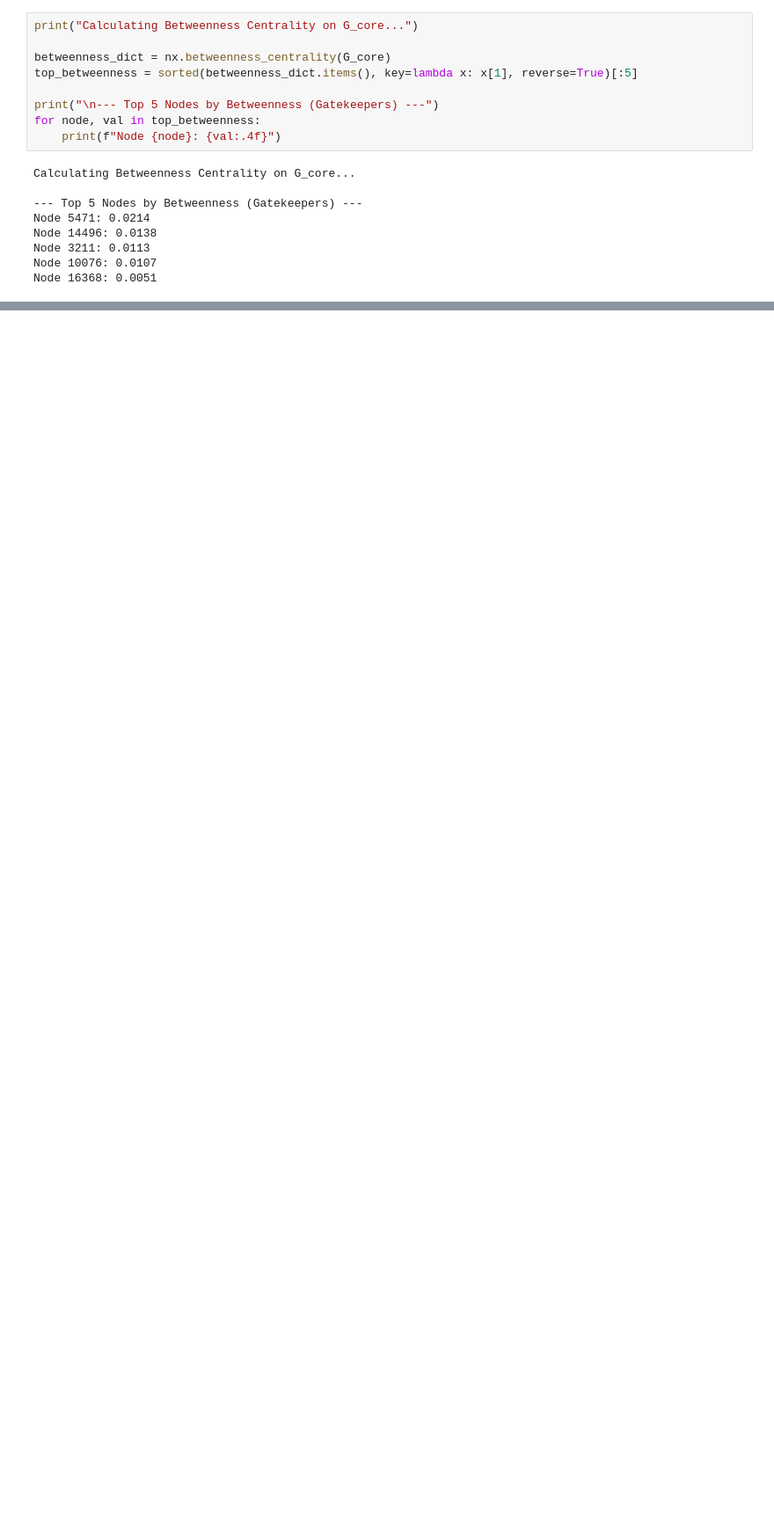
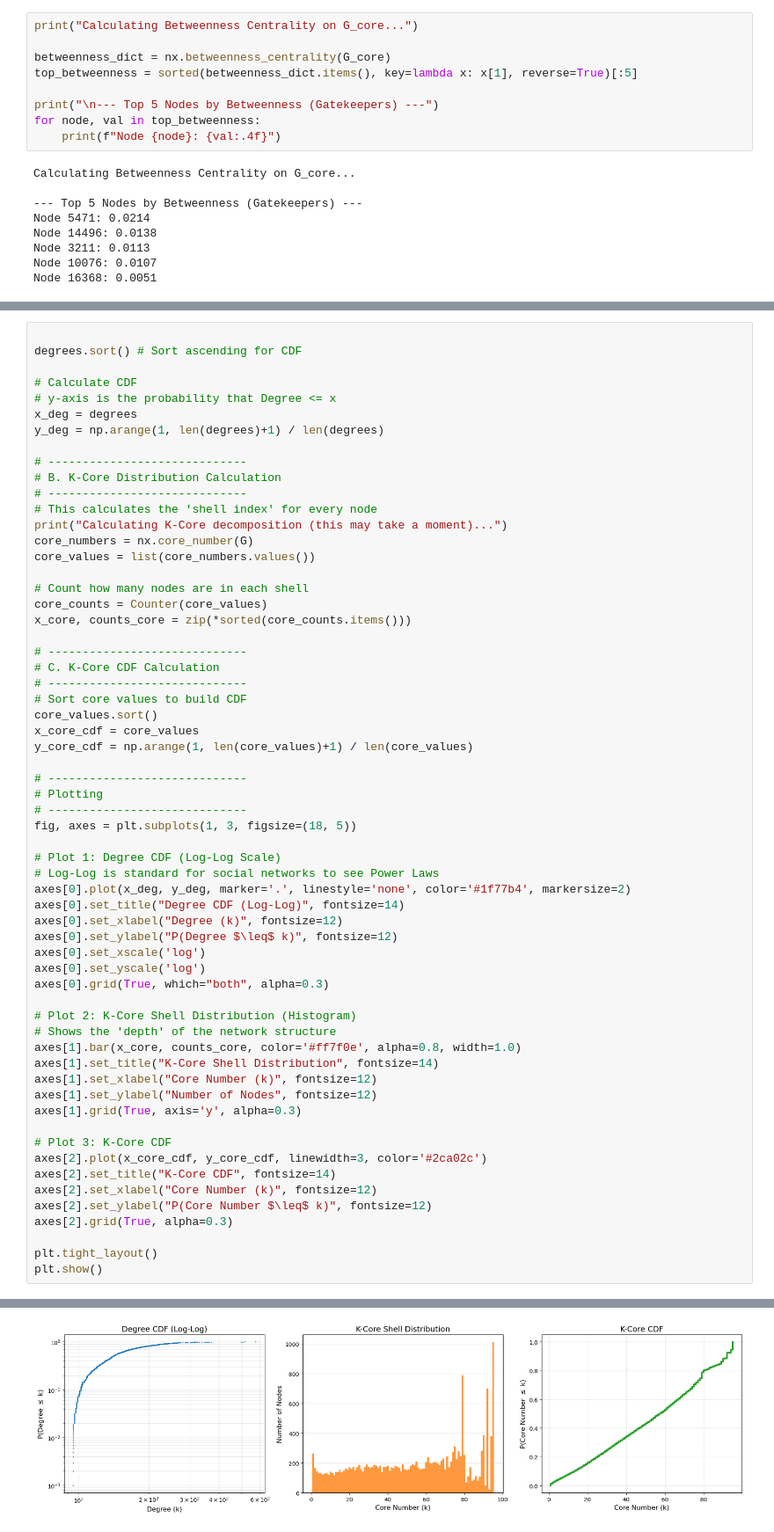
Before and after one commit to sunil-thapa99/CMPS-6310, a Jupyter notebook: project-1.ipynb, the cells around one changed output, grey strips where cells are left out. Shown: that part at 88% size. Saved outputs shown, nothing was run; the diff lists cells and outputs as text; blank space fills up the shorter version.

Commit message:
k-core visualization added

```diff
--- a/project-1.ipynb
+++ b/project-1.ipynb
@@ -156,2 +156,64 @@ Top 5 Largest Communities (Size):
 
 Assortativity Coefficient: 0.0127
+# %%
+
+degrees.sort() # Sort ascending for CDF
+
+# Calculate CDF
+# y-axis is the probability that Degree <= x
+x_deg = degrees
+y_deg = np.arange(1, len(degrees)+1) / len(degrees)
+
+# -----------------------------
+# B. K-Core Distribution Calculation
+# -----------------------------
+# This calculates the 'shell index' for every node
+print("Calculating K-Core decomposition (this may take a moment)...")
+core_numbers = nx.core_number(G)
+core_values = list(core_numbers.values())
+
+# Count how many nodes are in each shell
+core_counts = Counter(core_values)
+x_core, counts_core = zip(*sorted(core_counts.items()))
+
+# -----------------------------
+# C. K-Core CDF Calculation
+# -----------------------------
+# Sort core values to build CDF
+core_values.sort()
+x_core_cdf = core_values
+y_core_cdf = np.arange(1, len(core_values)+1) / len(core_values)
+
+# -----------------------------
+# Plotting
+# -----------------------------
+fig, axes = plt.subplots(1, 3, figsize=(18, 5))
+
+# Plot 1: Degree CDF (Log-Log Scale)
+# Log-Log is standard for social networks to see Power Laws
+axes[0].plot(x_deg, y_deg, marker='.', linestyle='none', color='#1f77b4', markersize=2)
+axes[0].set_title("Degree CDF (Log-Log)", fontsize=14)
+axes[0].set_xlabel("Degree (k)", fontsize=12)
+axes[0].set_ylabel("P(Degree $\leq$ k)", fontsize=12)
+axes[0].set_xscale('log')
+axes[0].set_yscale('log')
+axes[0].grid(True, which="both", alpha=0.3)
+
+# Plot 2: K-Core Shell Distribution (Histogram)
+# Shows the 'depth' of the network structure
+axes[1].bar(x_core, counts_core, color='#ff7f0e', alpha=0.8, width=1.0)
+axes[1].set_title("K-Core Shell Distribution", fontsize=14)
+axes[1].set_xlabel("Core Number (k)", fontsize=12)
+axes[1].set_ylabel("Number of Nodes", fontsize=12)
+axes[1].grid(True, axis='y', alpha=0.3)
+
+# Plot 3: K-Core CDF
+axes[2].plot(x_core_cdf, y_core_cdf, linewidth=3, color='#2ca02c')
+axes[2].set_title("K-Core CDF", fontsize=14)
+axes[2].set_xlabel("Core Number (k)", fontsize=12)
+axes[2].set_ylabel("P(Core Number $\leq$ k)", fontsize=12)
+axes[2].grid(True, alpha=0.3)
+
+plt.tight_layout()
+plt.show()
+# %% [output]
@@ -157,0 +221 @@ Assortativity Coefficient: 0.0127
+[figure, added]
```
Also changed, not shown: parts of 5 cells of this notebook, 1 other file.
